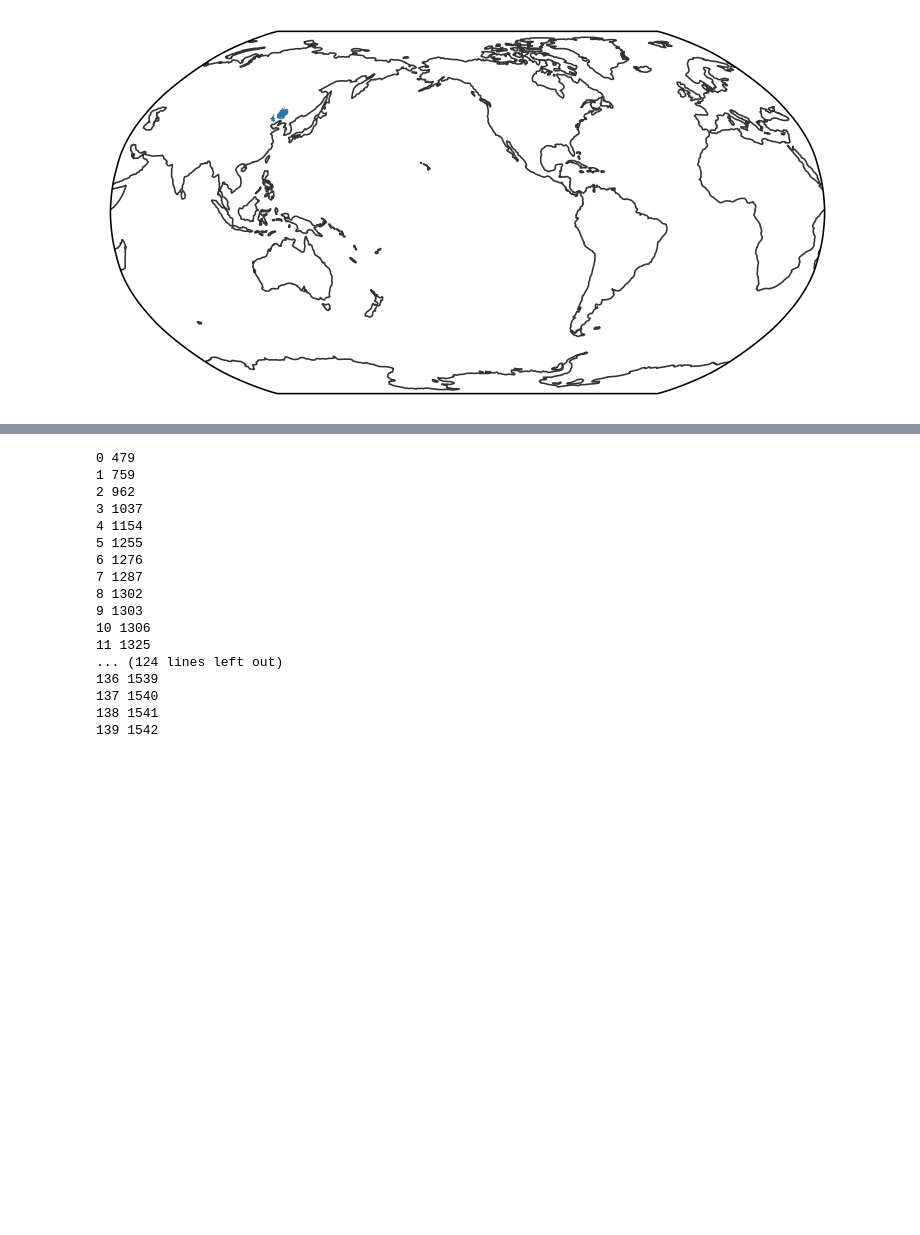
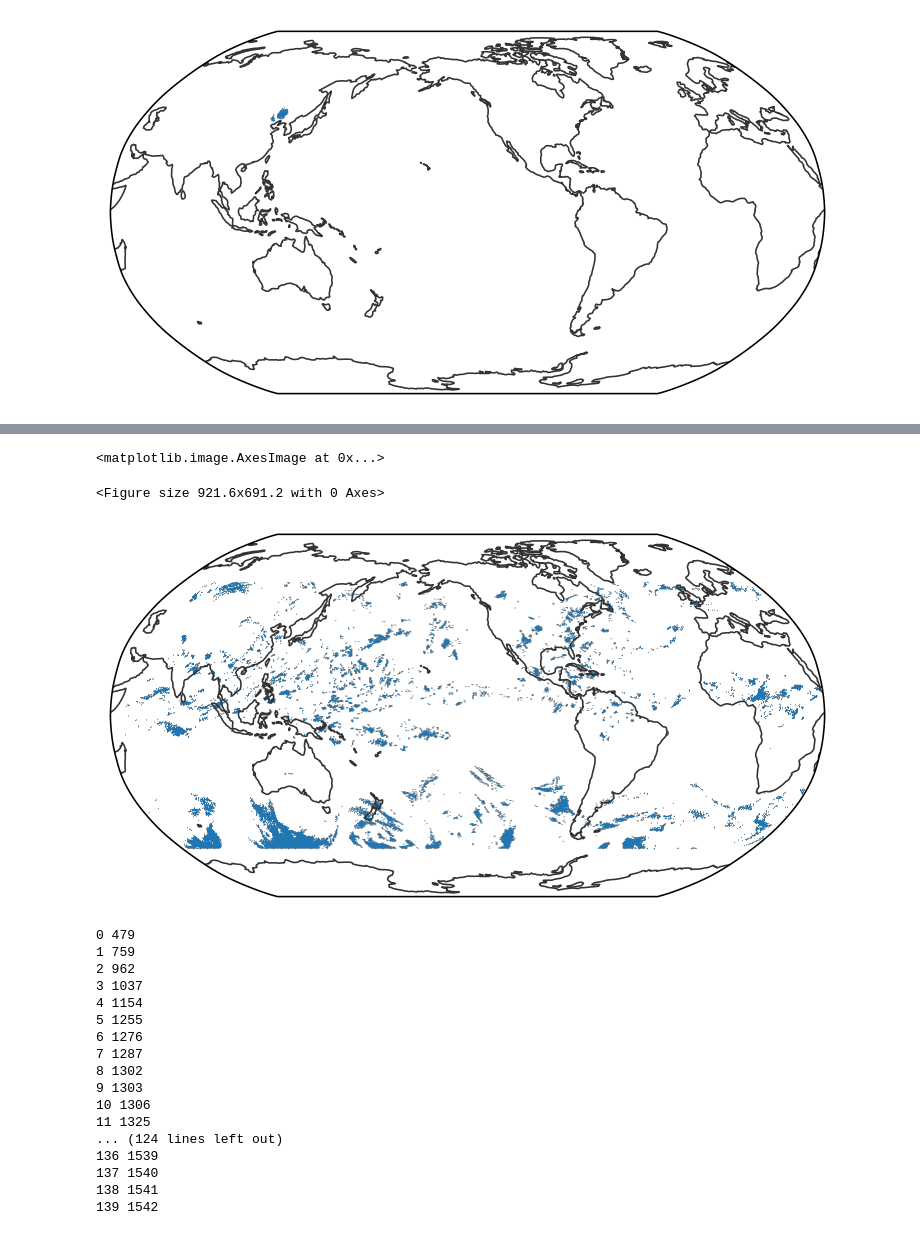
Before and after one commit to WACCEM/gsrm_cooccurrencefeature, a Jupyter notebook: notebooks/test_healpix_overlap_mcs_mask.ipynb, the cells around one changed output, grey strips where cells are left out. Drawn from its saved outputs; the diff is of its cells as text; code cells hidden in the pictures; blank space fills up the shorter version.

```diff
--- a/notebooks/test_healpix_overlap_mcs_mask.ipynb
+++ b/notebooks/test_healpix_overlap_mcs_mask.ipynb
@@ -85,6 +85,7 @@ zoom :
 # %%
 # Subset a 6-h period for testing
 _mcs_mask = ds.mcs_mask.sel(time=slice('2019-08-10T00', '2019-08-10T05')).compute()
+_ccs_mask = ds.ccs_mask.sel(time=slice('2019-08-10T00', '2019-08-10T05')).compute()
 _mcs_mask
 # %% [output]
 <xarray.DataArray 'mcs_mask' (time: 6, cell: 786432)> Size: 38MB
@@ -256,3 +268,16 @@ egh.healpix_show(swath.where(swath > 0), norm=norm, cmap='tab20')
+# %%
+# Sum over time and convert to binary mask
+_ccs_mask_sum = ((_ccs_mask > 0).sum(dim='time') > 0).values
+
+track_swath_binary = (track_swath > 0).astype(int)
+_ccs_mask_sum[track_swath_binary == 1] = 0
+
+ccs_binary = xr.DataArray(_ccs_mask_sum, dims=['cell'], coords={'cell': ds.cell}).assign_coords(crs=ds.crs)
+egh.healpix_show(ccs_binary.where(ccs_binary > 0), cmap='tab20')
+# %% [output]
+<matplotlib.image.AxesImage at 0x...>
+<Figure size 921.6x691.2 with 0 Axes>
+[figure, added]
 # %%
 projection = ccrs.Robinson(central_longitude=-135)
 fig, ax = plt.subplots(
```
Also changed, not shown: parts of 2 cells of this notebook, 3 other files.
